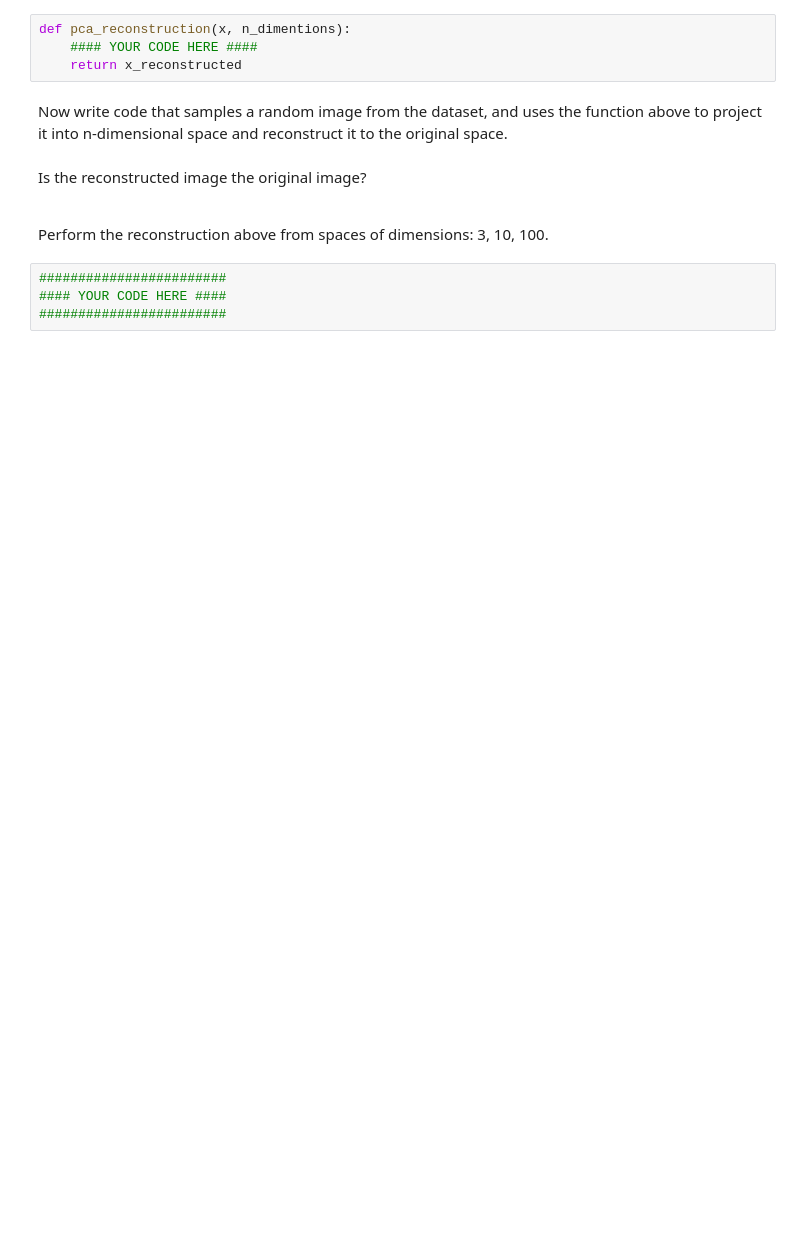
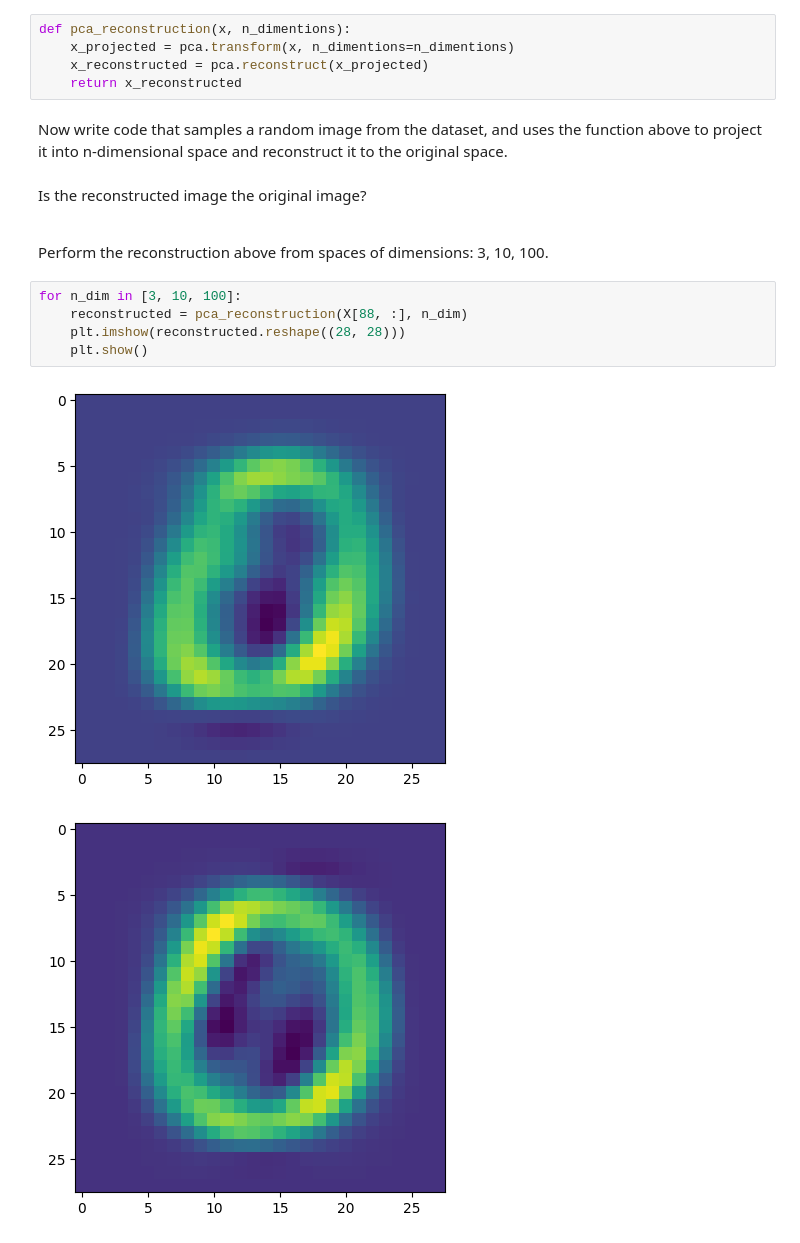
Before and after one commit to EliyahuDagi/ML_EX6, a Jupyter notebook: Ex6_Machine_Learning.ipynb, the cells around one changed output. Saved outputs shown, nothing was run; the diff lists cells and outputs as text; blank space fills up the shorter version.

```diff
--- a/Ex6_Machine_Learning.ipynb
+++ b/Ex6_Machine_Learning.ipynb
@@ -286,7 +308,8 @@ Your Explanation:
 Now write a function that projects a sample to a n-dimentional space  and **recontsturct** it to the original space.
 # %%
 def pca_reconstruction(x, n_dimentions):
-    #### YOUR CODE HERE ####
+    x_projected = pca.transform(x, n_dimentions=n_dimentions)
+    x_reconstructed = pca.reconstruct(x_projected)
     return x_reconstructed
 # %% [markdown]
 Now write code that samples a random image from the dataset, and uses the function above to project it into n-dimensional space and reconstruct it to the original space. <br><br>
@@ -294,7 +317,11 @@ Is the reconstructed image the original image?
 <br><br>
 
 Perform the reconstruction above from spaces of dimensions: 3, 10, 100.<br>
-# %%
-########################
-#### YOUR CODE HERE ####
-########################
+# %%
+for n_dim in [3, 10, 100]:
+    reconstructed = pca_reconstruction(X[88, :], n_dim)
+    plt.imshow(reconstructed.reshape((28, 28)))
+    plt.show()
+# %% [output]
+[figure, added]
+[figure, added]
```
Also changed, not shown: parts of 6 cells of this notebook.
